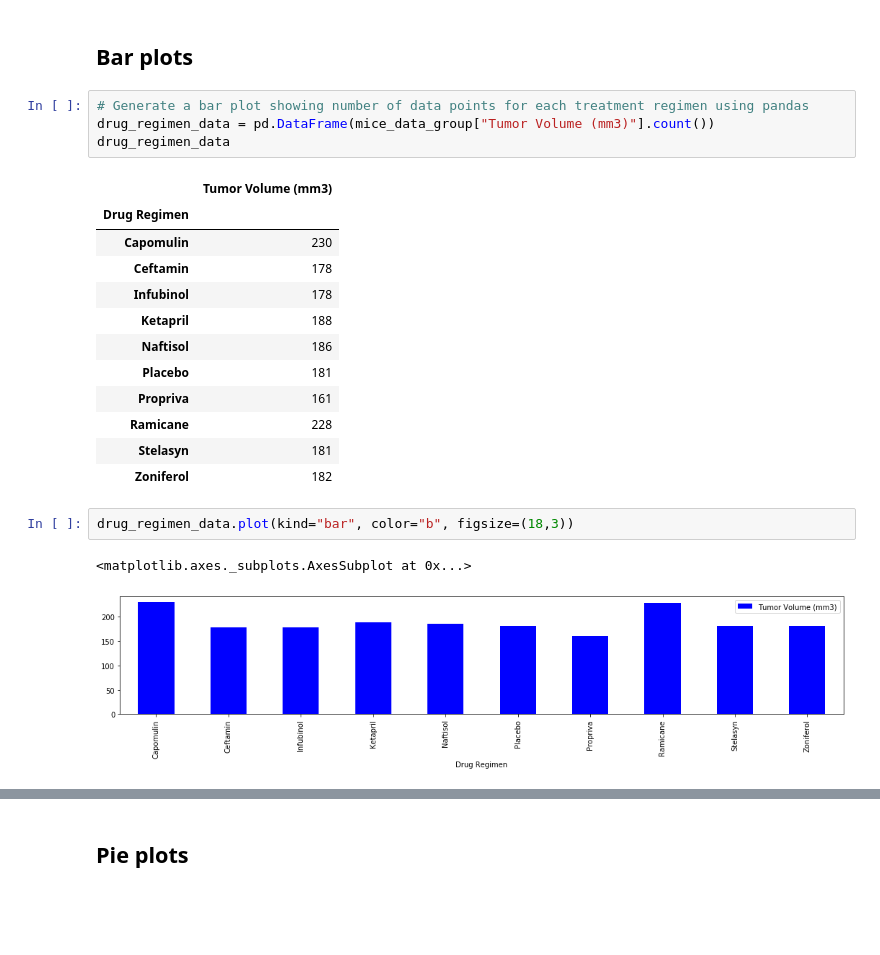
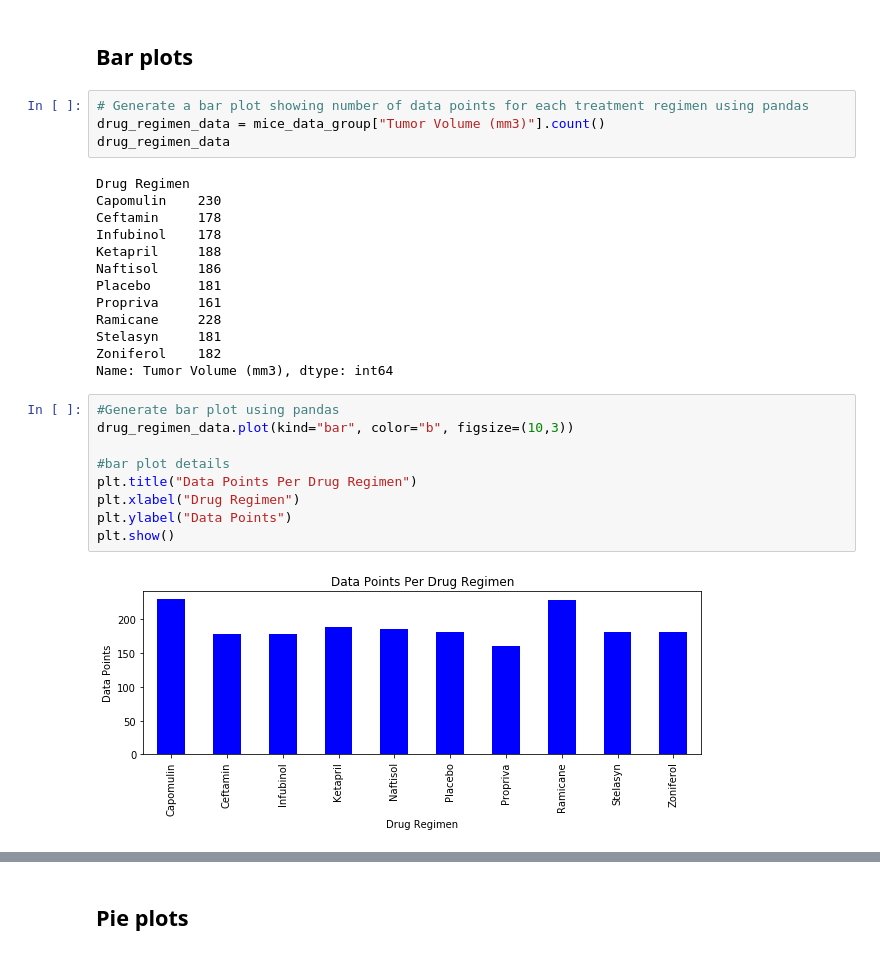
Before and after one commit to LizzyO/Pymaceuticals-Challenge, a Jupyter notebook: Pymaceuticals/pymaceuticals.ipynb, the cells around one changed output, grey strips where cells are left out. Drawn from its saved outputs; the diff is of its cells as text; blank space fills up the shorter version.

```diff
--- a/Pymaceuticals/pymaceuticals.ipynb
+++ b/Pymaceuticals/pymaceuticals.ipynb
@@ -68,24 +68,30 @@ combined_dr
 ## Bar plots
 # %%
 # Generate a bar plot showing number of data points for each treatment regimen using pandas
-drug_regimen_data = pd.DataFrame(mice_data_group["Tumor Volume (mm3)"].count())
+drug_regimen_data = mice_data_group["Tumor Volume (mm3)"].count()
 drug_regimen_data
 # %% [output]
-|  | Tumor Volume (mm3) |
-| Drug Regimen |  |
-| Capomulin | 230 |
-| Ceftamin | 178 |
-| Infubinol | 178 |
-| Ketapril | 188 |
-| Naftisol | 186 |
-| Placebo | 181 |
-| Propriva | 161 |
-| Ramicane | 228 |
-| Stelasyn | 181 |
-| Zoniferol | 182 |
+Drug Regimen
+Capomulin    230
+Ceftamin     178
+Infubinol    178
+Ketapril     188
+Naftisol     186
+Placebo      181
+Propriva     161
+Ramicane     228
+Stelasyn     181
+Zoniferol    182
+Name: Tumor Volume (mm3), dtype: int64
-# %%
-drug_regimen_data.plot(kind="bar", color="b", figsize=(18,3))
-# %% [output]
-<matplotlib.axes._subplots.AxesSubplot at 0x...>
-[figure, removed]
+# %%
+#Generate bar plot using pandas
+drug_regimen_data.plot(kind="bar", color="b", figsize=(10,3))
+
+#bar plot details
+plt.title("Data Points Per Drug Regimen")
+plt.xlabel("Drug Regimen")
+plt.ylabel("Data Points")
+plt.show()
+# %% [output]
+[figure, added]
 # %%
```
Also changed, not shown: parts of 17 cells of this notebook, 1 other file.
